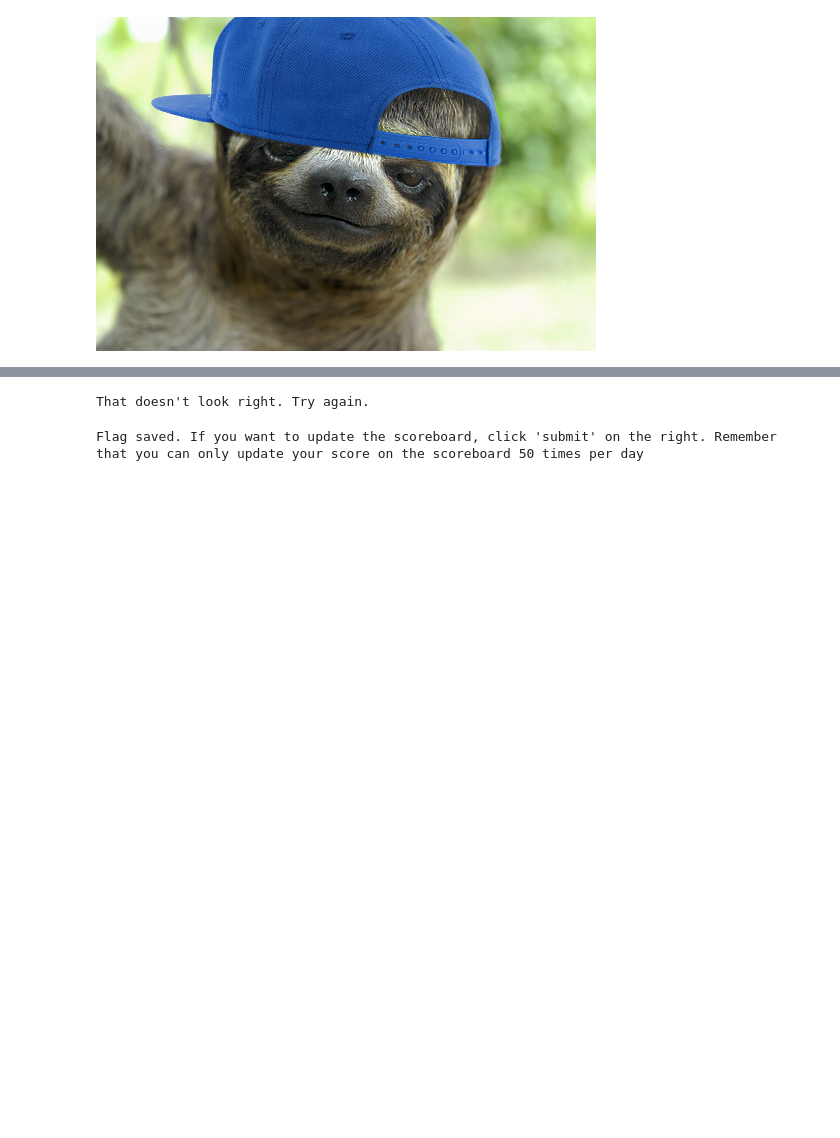
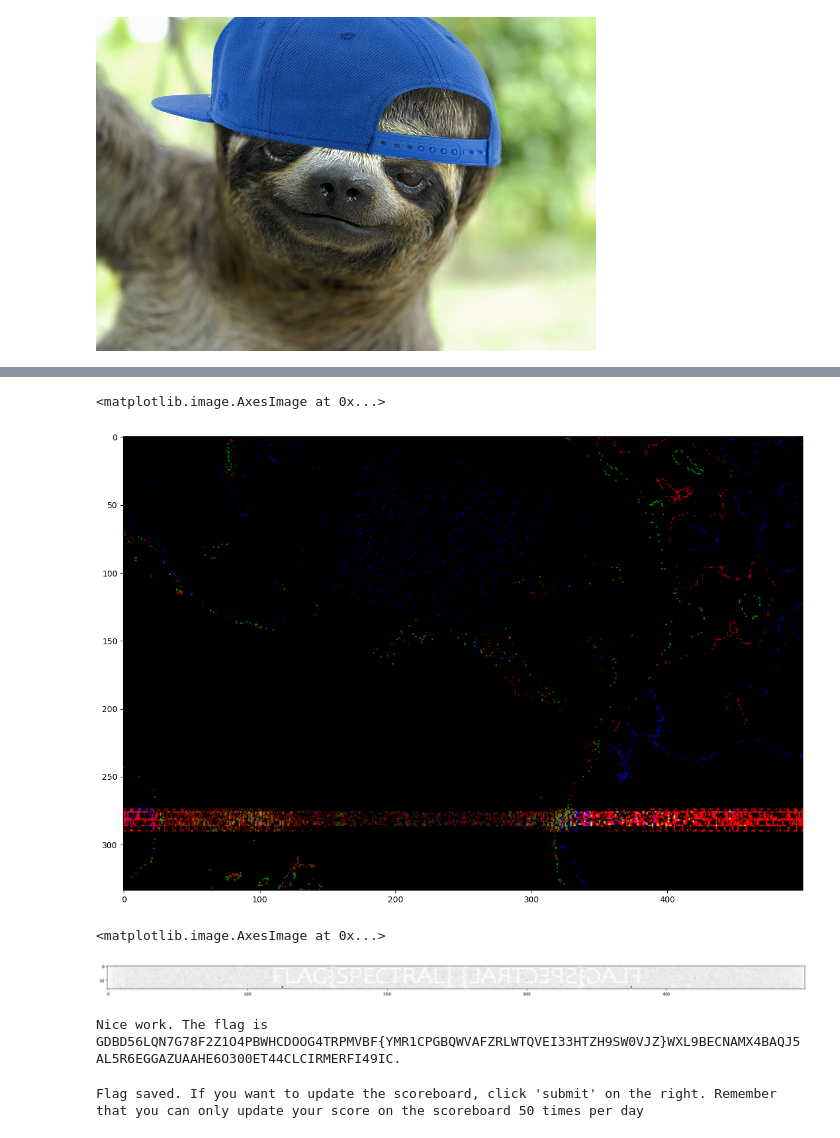
Before and after one commit to anubhavde/jubilant-robot-hacker, a Jupyter notebook: submission.ipynb, the cells around one changed output, grey strips where cells are left out. Drawn from its saved outputs; the diff is of its cells as text; code cells hidden in the pictures; blank space fills up the shorter version.

```diff
--- a/submission.ipynb
+++ b/submission.ipynb
@@ -416,7 +416,7 @@ Image.fromarray(x).save('hotdog.png')
 # %%
 IMAGE_DIMS = (224, 224)
 
-img = Im.open(f"/home/linux/Workspace/ai-village-ctf/hotdog.png")
+img = Im.open(f"/home/linux/Workspace/ai-village-ctf/hotterdog/hotdog.png")
 img = img.resize(IMAGE_DIMS)
 img_bytes = img.tobytes()
 b64_img_bytes = base64.urlsafe_b64encode(img_bytes)
@@ -605,10 +541,31 @@
+# %%
+im1 = np.asarray(Image.open(f'/home/linux/Workspace/ai-village-ctf/secret.sloth/secret-sloth.png'), dtype=np.int32)[..., :3]
+im2 = np.asarray(Image.open('/home/linux/Workspace/ai-village-ctf/secret.sloth/original.png'), dtype=np.int32)[..., :3]
+# %%
+im3 = im2.copy()
+im3 -= (im2 >= 1)
+im3 -= (im2 >= 150)
+# %%
+plt.figure(figsize=(30, 10))
+plt.imshow(im1 * (im1 != im3).astype(int))
+# %% [output]
+<matplotlib.image.AxesImage at 0x...>
+[figure, added]
+# %%
+x = (im3 - im1)
+ifft = np.fft.ifft(x[274:291, :, 0])
+plt.figure(num=None, figsize=(30, 30))
+plt.imshow(np.log(abs(ifft)), cmap='gray')
+# %% [output]
+<matplotlib.image.AxesImage at 0x...>
+[figure, added]
 # %%
 try:
     r = requests.post("http://flags.fly.dev:5000/score",
-                      json=json.dumps({"challenge_id": "sloth", "submission": "TEST"}))
+                      json=json.dumps({"challenge_id": "sloth", "submission": "FLAG{SPECTRAL}"}))
     print(r.text)
 except requests.exceptions.ConnectionError:
     print("Connection problems. Contact the CTF organizers.")
 # %% [output]
-That doesn't look right. Try again.
+Nice work. The flag is GDBD56LQN7G78F2Z1O4PBWHCDOOG4TRPMVBF{YMR1CPGBQWVAFZRLWTQVEI33HTZH9SW0VJZ}WXL9BECNAMX4BAQJ5AL5R6EGGAZUAAHE6O300ET44CLCIRMERFI49IC.
 # %%
```
Also changed, not shown: parts of 18 cells of this notebook.
